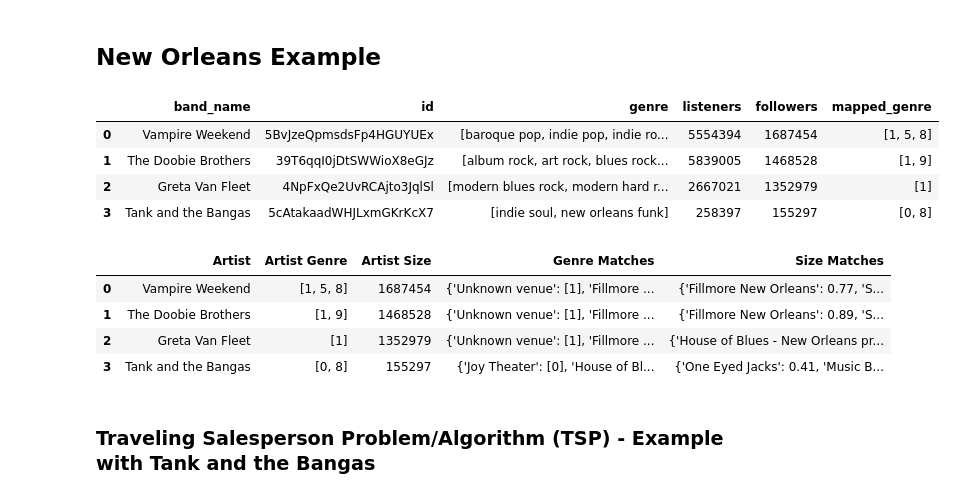
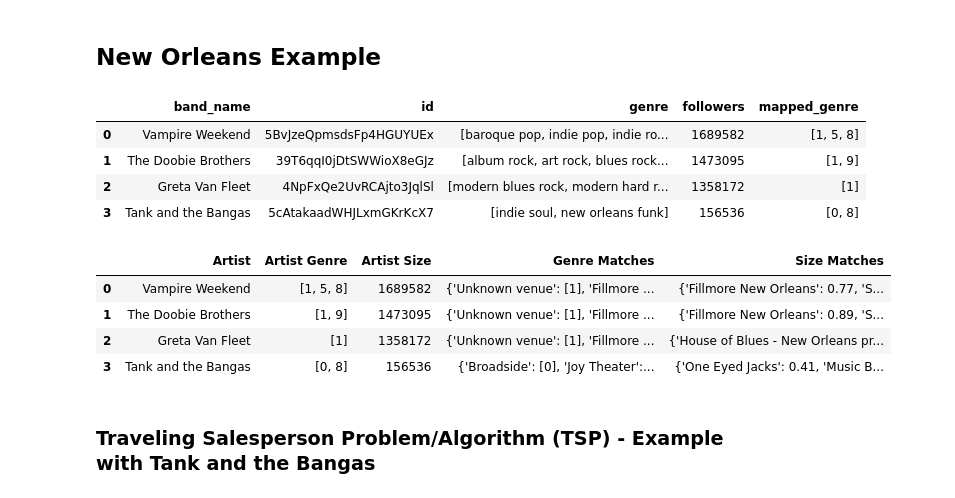
Before and after one commit to srprinz/Capstone, a Jupyter notebook: CLEAN PROJECT.ipynb, the cells around one changed output. Drawn from its saved outputs; the diff is of its cells as text; code cells hidden in the pictures.

```diff
--- a/CLEAN PROJECT.ipynb
+++ b/CLEAN PROJECT.ipynb
@@ -281,12 +266,12 @@ def size_match(d,size_of):
 # %%
 #use names from class... THIS PART WILL BE CHANGED!
 
-names = ["Vampire Weekend", "The Doobie Brothers", "Greta Van Fleet", "Tank and the Bangas"]
+names = ["Vampire Weekend","The Doobie Brothers", "Greta Van Fleet", "Tank and the Bangas"]
 
 df = pd.DataFrame({"band_name": names})
 df["id"] = df.band_name.apply(get_artistID_by_artistName)
 df["genre"] = df.id.apply(get_genre)
-df["listeners"] = df.id.apply(get_monthlyListeners)
+#df["listeners"] = df.id.apply(get_monthlyListeners)
 df["followers"] = df.id.apply(get_followers)
 #pd.set_option("display.max_rows", None, "display.max_columns", None, 'display.max_colwidth',None)
 df['mapped_genre'] = [[] for _ in range(df.shape[0])]
@@ -298,38 +283,38 @@ for i in range(df.genre.size):
         df['mapped_genre'][i].append('1')
 
     if any("punk" in s for s in df.genre[i]):
         df['mapped_genre'][i].append('1')
 
     if any("reggae" in s for s in df.genre[i]):
         df['mapped_genre'][i].append('2')
 
     if any("r&b" in s for s in df.genre[i]):
         df['mapped_genre'][i].append('3')
 
     if any("rap" in s for s in df.genre[i]):
         df['mapped_genre'][i].append('4')
 
     if any("pop" in s for s in df.genre[i]):
         df['mapped_genre'][i].append('5')
 
     if any("jazz" in s for s in df.genre[i]):
         df['mapped_genre'][i].append('6')
 
     if any("electronic" in s for s in df.genre[i]):
         df['mapped_genre'][i].append('7')
 
     if any("indie" in s for s in df.genre[i]):
         df['mapped_genre'][i].append('8')
 
     if any("country" in s for s in df.genre[i]):
         df['mapped_genre'][i].append('9')
 df
 # %% [output]
-|  | band_name | id | genre | listeners | followers | mapped_genre |
-| 0 | Vampire Weekend | 5BvJzeQpmsdsFp4HGUYUEx | [baroque pop, indie pop, indie ro... | 5554394 | 1687454 | [1, 5, 8] |
-| 1 | The Doobie Brothers | 39T6qqI0jDtSWWioX8eGJz | [album rock, art rock, blues rock... | 5839005 | 1468528 | [1, 9] |
-| 2 | Greta Van Fleet | 4NpFxQe2UvRCAjto3JqlSl | [modern blues rock, modern hard r... | 2667021 | 1352979 | [1] |
-| 3 | Tank and the Bangas | 5cAtakaadWHJLxmGKrKcX7 | [indie soul, new orleans funk] | 258397 | 155297 | [0, 8] |
+|  | band_name | id | genre | followers | mapped_genre |
+| 0 | Vampire Weekend | 5BvJzeQpmsdsFp4HGUYUEx | [baroque pop, indie pop, indie ro... | 1689582 | [1, 5, 8] |
+| 1 | The Doobie Brothers | 39T6qqI0jDtSWWioX8eGJz | [album rock, art rock, blues rock... | 1473095 | [1, 9] |
+| 2 | Greta Van Fleet | 4NpFxQe2UvRCAjto3JqlSl | [modern blues rock, modern hard r... | 1358172 | [1] |
+| 3 | Tank and the Bangas | 5cAtakaadWHJLxmGKrKcX7 | [indie soul, new orleans funk] | 156536 | [0, 8] |
 # %%
 #
 # OUTPUT SECTION
@@ -364,10 +349,10 @@ output_df_styled = output_df.style.set_table_styles([dict(selector="th",props=[(
 output_df_styled
 # %% [output]
 |  | Artist | Artist Genre | Artist Size | Genre Matches | Size Matches |
-| 0 | Vampire Weekend | [1, 5, 8] | 1687454 | {'Unknown venue': [1], 'Fillmore ... | {'Fillmore New Orleans': 0.77, 'S... |
-| 1 | The Doobie Brothers | [1, 9] | 1468528 | {'Unknown venue': [1], 'Fillmore ... | {'Fillmore New Orleans': 0.89, 'S... |
-| 2 | Greta Van Fleet | [1] | 1352979 | {'Unknown venue': [1], 'Fillmore ... | {'House of Blues - New Orleans pr... |
-| 3 | Tank and the Bangas | [0, 8] | 155297 | {'Joy Theater': [0], 'House of Bl... | {'One Eyed Jacks': 0.41, 'Music B... |
+| 0 | Vampire Weekend | [1, 5, 8] | 1689582 | {'Unknown venue': [1], 'Fillmore ... | {'Fillmore New Orleans': 0.77, 'S... |
+| 1 | The Doobie Brothers | [1, 9] | 1473095 | {'Unknown venue': [1], 'Fillmore ... | {'Fillmore New Orleans': 0.89, 'S... |
+| 2 | Greta Van Fleet | [1] | 1358172 | {'Unknown venue': [1], 'Fillmore ... | {'House of Blues - New Orleans pr... |
+| 3 | Tank and the Bangas | [0, 8] | 156536 | {'Broadside': [0], 'Joy Theater':... | {'One Eyed Jacks': 0.41, 'Music B... |
 # %% [markdown]
 ### Traveling Salesperson Problem/Algorithm (TSP) - Example with Tank and the Bangas
 # %% [markdown]
```
Also changed, not shown: parts of 13 cells of this notebook.
